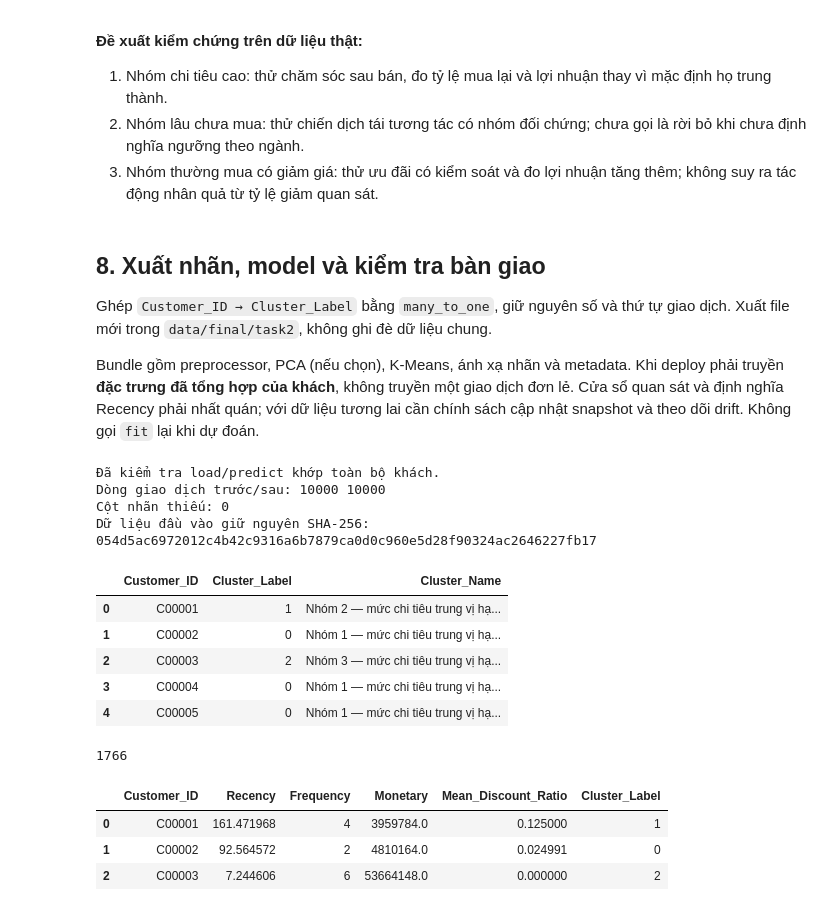
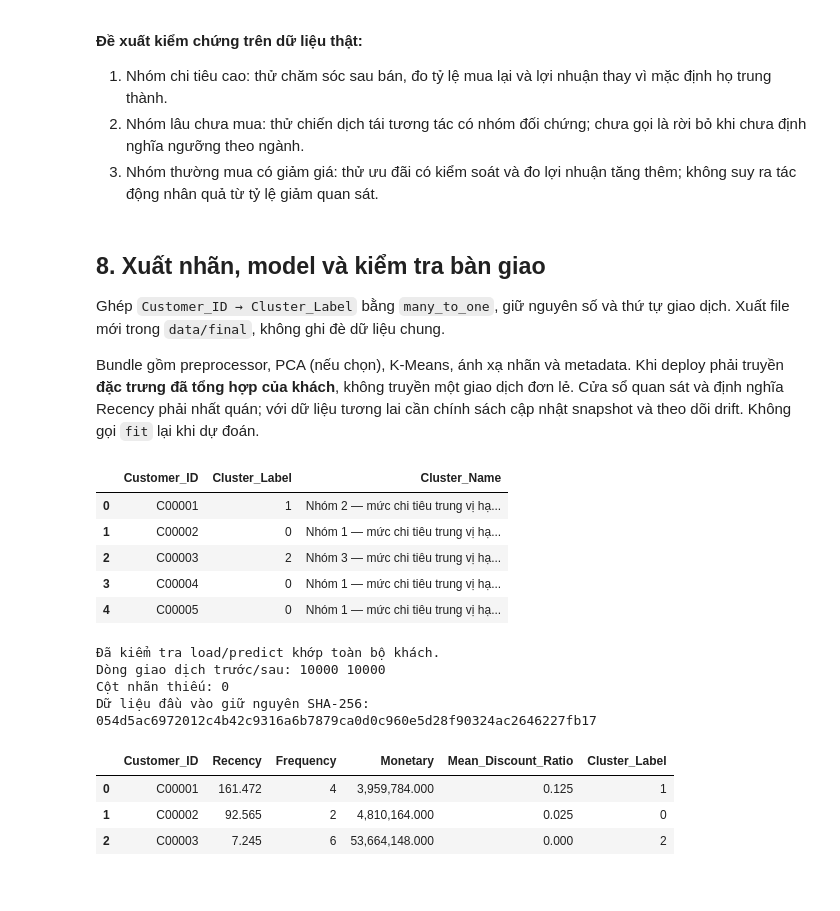
Before and after one commit to Myracc248/data-analysis-ai-nhom11, a Jupyter notebook: notebooks/07_kmeans.ipynb, the cells around one changed output. Cells and saved outputs as stored; diff of their text form; code cells hidden in the pictures.

```diff
--- a/notebooks/07_kmeans.ipynb
+++ b/notebooks/07_kmeans.ipynb
@@ -54,4 +26,21 @@ from src.segmentation.customer_kmeans import (
     choose_models, demographic_sensitivity, make_profiles, save_figures,
     export_results, predict_customers)
 print('Project:', ROOT)
+
+
+# Chỉ định dạng bản sao để hiển thị, không thay đổi dữ liệu tính toán.
+def hien_thi(obj):
+    if isinstance(obj, pd.DataFrame):
+        view = obj.copy()
+        def format_value(value):
+            if isinstance(value, (int, np.integer)):
+                return f"{value:,}"
+            if isinstance(value, (float, np.floating)):
+                return "—" if pd.isna(value) else f"{value:,.3f}"
+            return value
+        for column in view.columns:
+            view[column] = view[column].map(format_value)
+        display(view)
+    else:
+        display(obj)
 # %% [output]
@@ -263,7 +296,7 @@ Silhouette thấp/không cao phải được công bố; việc K-Means luôn ch
 3. Nhóm thường mua có giảm giá: thử ưu đãi có kiểm soát và đo lợi nhuận tăng thêm; không suy ra tác động nhân quả từ tỷ lệ giảm quan sát.
 # %% [markdown]
 ## 8. Xuất nhãn, model và kiểm tra bàn giao
-Ghép `Customer_ID → Cluster_Label` bằng `many_to_one`, giữ nguyên số và thứ tự giao dịch. Xuất file mới trong `data/final/task2`, không ghi đè dữ liệu chung.
+Ghép `Customer_ID → Cluster_Label` bằng `many_to_one`, giữ nguyên số và thứ tự giao dịch. Xuất file mới trong `data/final`, không ghi đè dữ liệu chung.
 
 Bundle gồm preprocessor, PCA (nếu chọn), K-Means, ánh xạ nhãn và metadata. Khi deploy phải truyền **đặc trưng đã tổng hợp của khách**, không truyền một giao dịch đơn lẻ. Cửa sổ quan sát và định nghĩa Recency phải nhất quán; với dữ liệu tương lai cần chính sách cập nhật snapshot và theo dõi drift. Không gọi `fit` lại khi dự đoán.
 # %%
@@ -275,33 +308,27 @@ print('Đã kiểm tra load/predict khớp toàn bộ khách.')
 print('Dòng giao dịch trước/sau:', len(df), len(transactions_labeled))
 print('Cột nhãn thiếu:', transactions_labeled.Cluster_Label.isna().sum())
 print('Dữ liệu đầu vào giữ nguyên SHA-256:', audit['input_sha256'])
-display(segmented[['Customer_ID','Cluster_Label','Cluster_Name']].head())
-report = "# Task 2 — K-Means\n\n" + interpretation + "\n\n## So sánh\n\n" + comparison.to_string(index=False)
-report += "\n\nDữ liệu mô phỏng; đánh giá nội bộ toàn snapshot. Chưa đánh giá tổng quát hóa. "
-report += "Mô hình chính dùng hành vi, one-hot Gender/City chỉ là thử độ nhạy. "
-report += "Revenue là giá trị sau clip; 10 dòng khác công thức đơn giá × số lượng."
-(ROOT / 'report/task2/results.md').write_text(report, encoding='utf-8')
+hien_thi(segmented[['Customer_ID','Cluster_Label','Cluster_Name']].head())
 # %% [output]
+|  | Customer_ID | Cluster_Label | Cluster_Name |
+| 0 | C00001 | 1 | Nhóm 2 — mức chi tiêu trung vị hạ... |
+| 1 | C00002 | 0 | Nhóm 1 — mức chi tiêu trung vị hạ... |
+| 2 | C00003 | 2 | Nhóm 3 — mức chi tiêu trung vị hạ... |
+| 3 | C00004 | 0 | Nhóm 1 — mức chi tiêu trung vị hạ... |
+| 4 | C00005 | 0 | Nhóm 1 — mức chi tiêu trung vị hạ... |
 Đã kiểm tra load/predict khớp toàn bộ khách.
 Dòng giao dịch trước/sau: 10000 10000
 Cột nhãn thiếu: 0
 Dữ liệu đầu vào giữ nguyên SHA-256: 054d5ac6972012c4b42c9316a6b7879ca0d0c960e5d28f90324ac2646227fb17
-|  | Customer_ID | Cluster_Label | Cluster_Name |
-| 0 | C00001 | 1 | Nhóm 2 — mức chi tiêu trung vị hạ... |
-| 1 | C00002 | 0 | Nhóm 1 — mức chi tiêu trung vị hạ... |
-| 2 | C00003 | 2 | Nhóm 3 — mức chi tiêu trung vị hạ... |
-| 3 | C00004 | 0 | Nhóm 1 — mức chi tiêu trung vị hạ... |
-| 4 | C00005 | 0 | Nhóm 1 — mức chi tiêu trung vị hạ... |
-1766
 # %%
 # Ví dụ tích hợp Task 5: dùng các feature một khách đã tổng hợp
 import joblib
 loaded = joblib.load(ROOT / 'src/models/customer_kmeans_bundle.joblib')
 example = customers.iloc[:3].copy()
 pred = predict_customers(loaded, example)
-display(example[['Customer_ID'] + NUMERIC].assign(Cluster_Label=pred))
+hien_thi(example[['Customer_ID'] + NUMERIC].assign(Cluster_Label=pred))
 # %% [output]
 |  | Customer_ID | Recency | Frequency | Monetary | Mean_Discount_Ratio | Cluster_Label |
-| 0 | C00001 | 161.471968 | 4 | 3959784.0 | 0.125000 | 1 |
-| 1 | C00002 | 92.564572 | 2 | 4810164.0 | 0.024991 | 0 |
-| 2 | C00003 | 7.244606 | 6 | 53664148.0 | 0.000000 | 2 |
+| 0 | C00001 | 161.472 | 4 | 3,959,784.000 | 0.125 | 1 |
+| 1 | C00002 | 92.565 | 2 | 4,810,164.000 | 0.025 | 0 |
+| 2 | C00003 | 7.245 | 6 | 53,664,148.000 | 0.000 | 2 |
```
Also changed, not shown: parts of 11 cells of this notebook, 19 other files.
